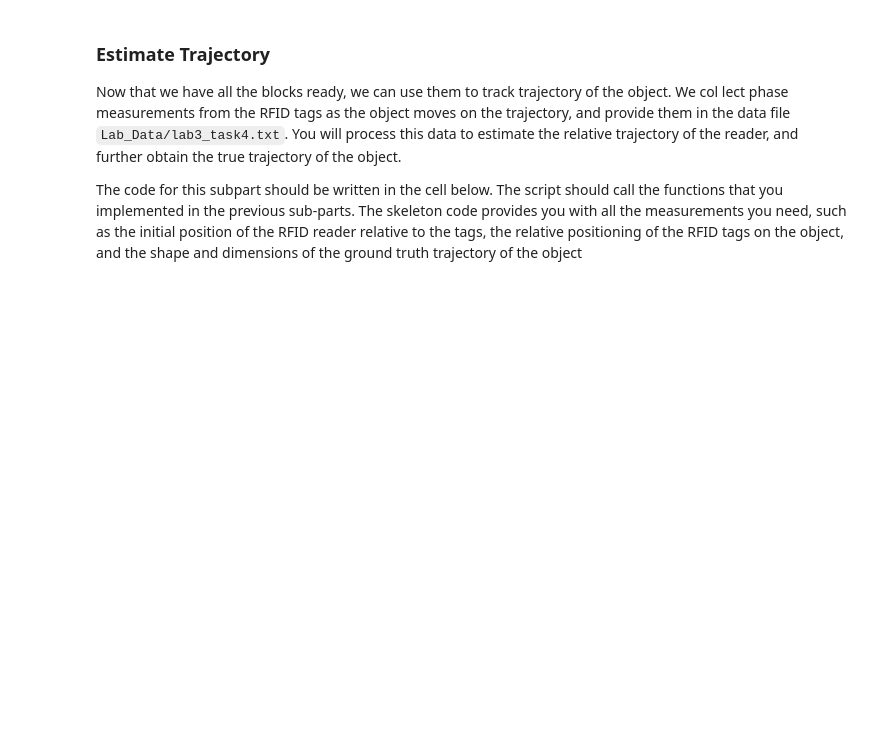
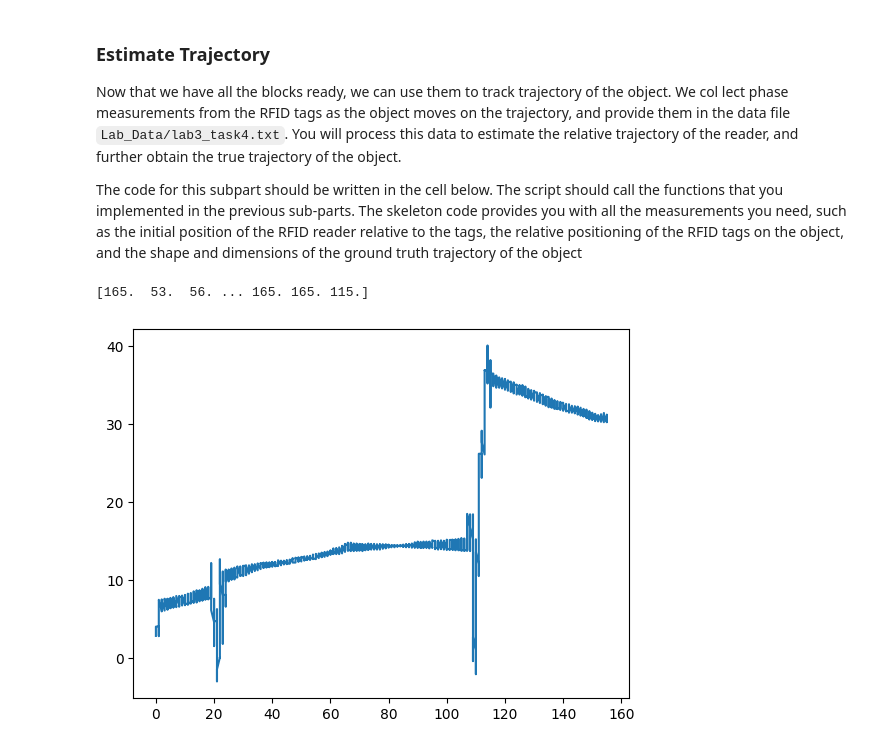
Before and after one commit to sjfenarg/LAB3_RFID, a Jupyter notebook: task_4.ipynb, the cells around one changed output. Drawn from its saved outputs; the diff is of its cells as text; code cells hidden in the pictures; blank space fills up the shorter version.

```diff
--- a/task_4.ipynb
+++ b/task_4.ipynb
@@ -226,31 +230,43 @@ lambda_ = 3e8 / freq
 d = 7.62e-2
 
 anchorl = np.array([-d, 0])
 anchorr = np.array([d, 0])
 
 # Relative trace
 pos = np.zeros((len(time), 2))
 pos[0, :] = [1.12e-1, 8.33e-1]
 
+print(pha)
 # Phase change
+dpha = get_phase_change(pha)
 
-# TODO: Plot phase unwrapping
+# Plot phase unwrapping
+
+
+plt.figure()
+plt.plot(time, np.unwrap(np.deg2rad(pha), period=np.pi))
+plt.show()
+
+
 
 
 # TODO: Plot phase changes
 
 # Distance changes
 
 
 # TODO: Plot distances
 
 
 # Position changes
 
 # TODO: show trace
 
 
 # TODO: show Static trace
 
 
 # Measured trace
+# %% [output]
+[165.  53.  56. ... 165. 165. 115.]
+[figure, added]
```
Also changed, not shown: parts of 2 cells of this notebook.
